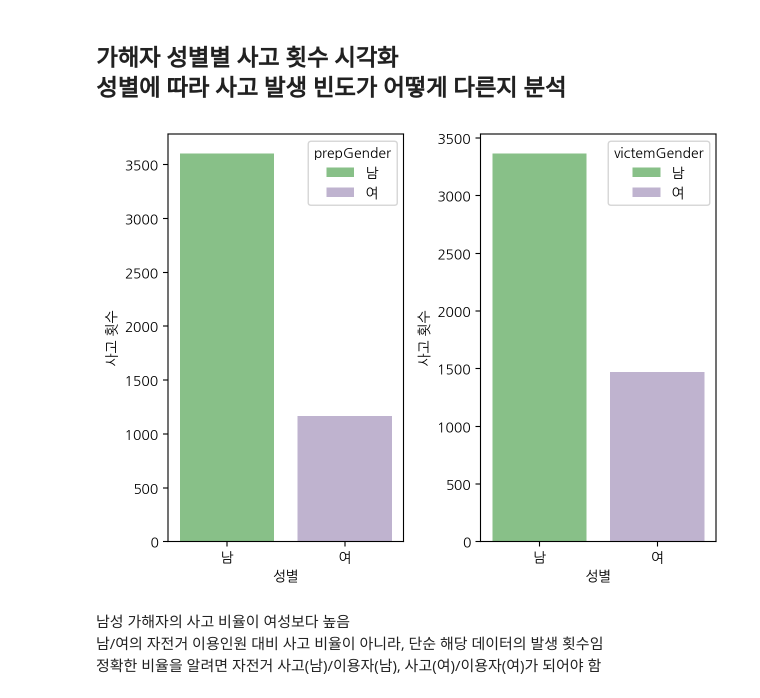
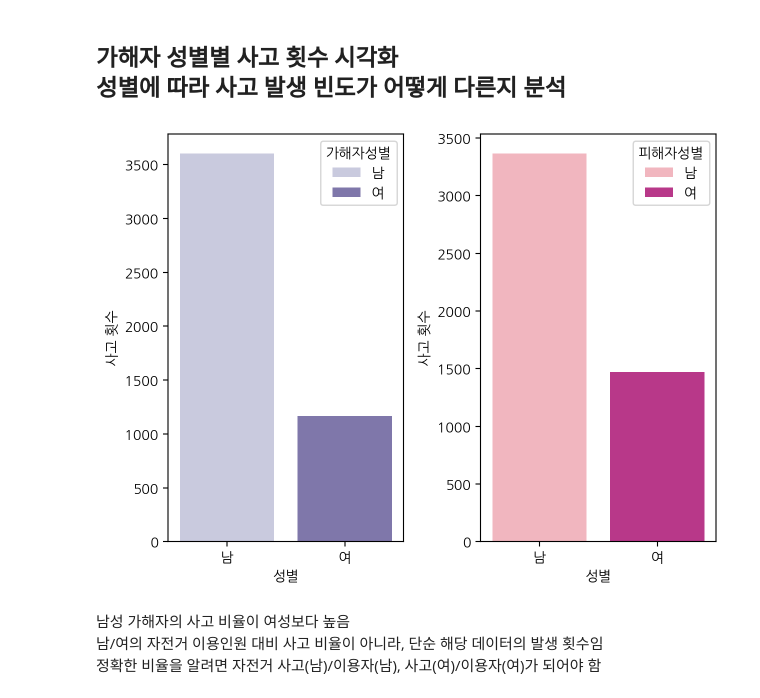
Before and after one commit to carvestar/25-BDA-TeamDP, a Jupyter notebook: 25_BDA_BikeCrash_TeamDP.ipynb, the cells around one changed output. Saved outputs shown, nothing was run; the diff lists cells and outputs as text; code cells hidden in the pictures.

```diff
--- a/25_BDA_BikeCrash_TeamDP.ipynb
+++ b/25_BDA_BikeCrash_TeamDP.ipynb
@@ -129,7 +120,7 @@ tempPrepAge = tempPrepAge.str.replace("세", "")
 
 
 df['prepAge'] = pd.to_numeric(tempPrepAge)
-df['prepGender'] = rData['가해자성별']
+df['가해자성별'] = rData['가해자성별']
 df['prepVehicle'] = rData['가해자차종']
 df['prepDamage'] = rData['가해자신체상해정도']
 # %%
@@ -139,7 +130,7 @@ tempVictemAge = tempVictemAge.replace("없음", None)
 tempVictemAge = tempVictemAge.str.replace("세", "")
 
 df['victemAge'] = pd.to_numeric(tempVictemAge)
-df['victemGender'] = rData['피해자성별'].replace("없음", None)
+df['피해자성별'] = rData['피해자성별'].replace("없음", None)
 df['victemVehicle'] = rData['피해자차종'].replace("없음", None)
 df['victemDamage'] = rData['피해자신체상해정도'].replace("없음", None)
 # %%
@@ -320,28 +311,28 @@ plt.show()
 # %% [markdown]
 ### '기타불명' 값은 None으로 처리하여 시각화에서 제외
 # %%
-df['prepGender'] = df['prepGender'].replace('기타불명', None)
-df['victemGender'] = df['victemGender'].replace('기타불명', None)
+df['가해자성별'] = df['가해자성별'].replace('기타불명', None)
+df['피해자성별'] = df['피해자성별'].replace('기타불명', None)
 # %% [markdown]
 ## 가해자 성별별 사고 횟수 시각화 <br> 성별에 따라 사고 발생 빈도가 어떻게 다른지 분석
 # %%
 plt.subplot(1,2,1)
-sns.countplot(data = df, x = 'prepGender', hue = 'prepGender', palette = 'Accent')
+sns.countplot(data = df, x = '가해자성별', hue = '가해자성별', palette = 'Purples')
 plt.yticks(np.arange(0, 3501, 500))
 plt.xlabel("성별")
 plt.ylabel("사고 횟수")
 plt.tight_layout()
 
 plt.subplot(1,2,2)
-sns.countplot(data = df, x = 'victemGender', hue = 'victemGender', palette = 'Accent')
+sns.countplot(data = df, x = '피해자성별', hue = '피해자성별', palette = 'RdPu')
 plt.yticks(np.arange(0, 3501, 500))
 plt.xlabel("성별")
 plt.ylabel("사고 횟수")
 plt.tight_layout()
 
 plt.show()
 # %% [output]
-[figure, old version]
+[figure, new version]
 # %% [markdown]
 남성 가해자의 사고 비율이 여성보다 높음 <br>
 남/여의 자전거 이용인원 대비 사고 비율이 아니라, 단순 해당 데이터의 발생 횟수임 <br>
```
Also changed, not shown: parts of 9 cells of this notebook.
